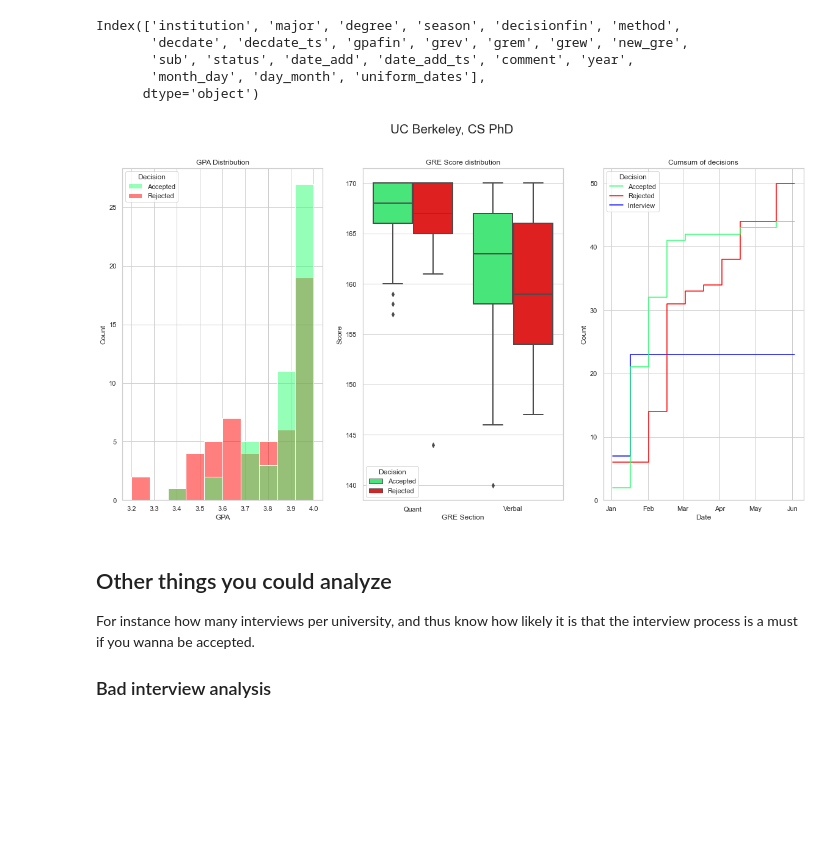
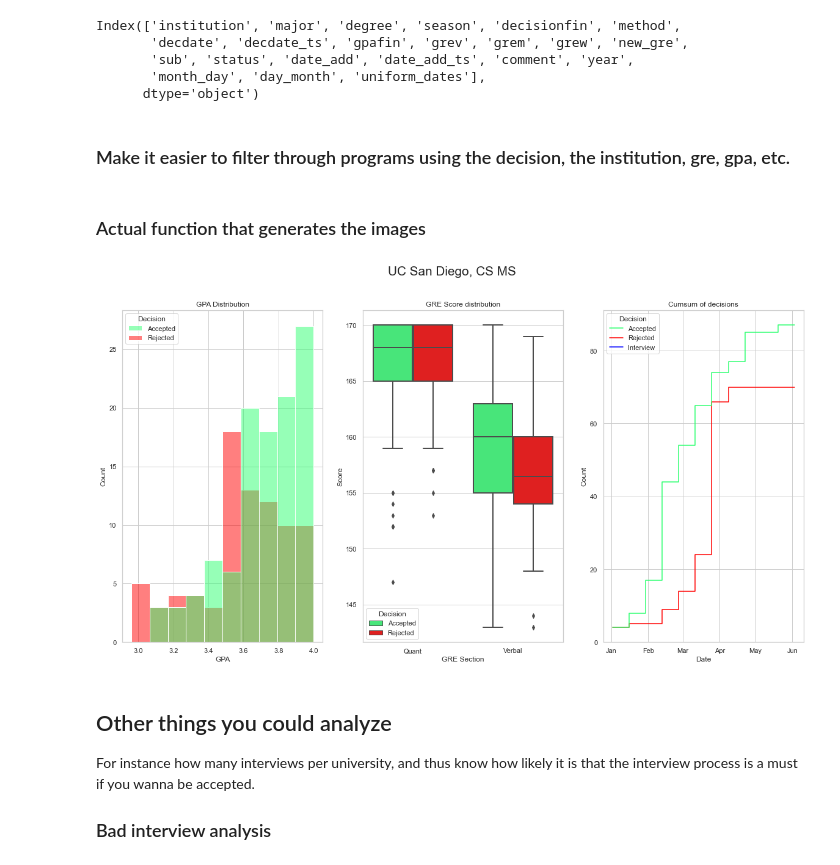
Before and after one commit to jjdelvalle/gradcafe_analysis, a Jupyter notebook: app/GradAnalysis.ipynb, the cells around one changed output. Saved outputs shown, nothing was run; the diff lists cells and outputs as text; code cells hidden in the pictures; blank space fills up the shorter version.

```diff
--- a/app/GradAnalysis.ipynb
+++ b/app/GradAnalysis.ipynb
@@ -37,6 +37,8 @@ Index(['institution', 'major', 'degree', 'season', 'decisionfin', 'method',
        'sub', 'status', 'date_add', 'date_add_ts', 'comment', 'year',
        'month_day', 'day_month', 'uniform_dates'],
       dtype='object')
+# %% [markdown]
+### Make it easier to filter through programs using the decision, the institution, gre, gpa, etc.
 # %%
 def create_filter(df,
                   degree: str = None,
@@ -63,10 +65,12 @@ def create_filter(df,
         filt = (filt) & (~df['grev'].isna()) & (~df['grem'].isna()) & (~df['grew'].isna()) & (df['new_gre'])
 
     return filt
+# %% [markdown]
+### Actual function that generates the images
 # %%
 def get_uni_stats(u_df, search: str, title: str = None, degree: str = 'MS', field: str = 'CS'):
     title = title if title is not None else search
-    if degree not in ['MS', 'PhD']:
+    if degree not in ['MS', 'PhD', 'MEng', 'MFA', 'MBA', 'Other']:
         degree = 'MS'
 
     flatui = ["#2eff71", "#ff0000", "#0000ff"]
@@ -138,9 +142,9 @@ def get_uni_stats(u_df, search: str, title: str = None, degree: str = 'MS', fiel
     plt.savefig(title + '.png')
     fig.show()
 # %%
-get_uni_stats(df_1720, 'berkeley', 'UC Berkeley', 'PhD')
+get_uni_stats(df_1720, 'ucsd', 'UC San Diego', 'MS')
 # %% [output]
-[figure, old version]
+[figure, new version]
 # %% [markdown]
 ## Other things you could analyze
 
```
Also changed, not shown: 1 other file.
